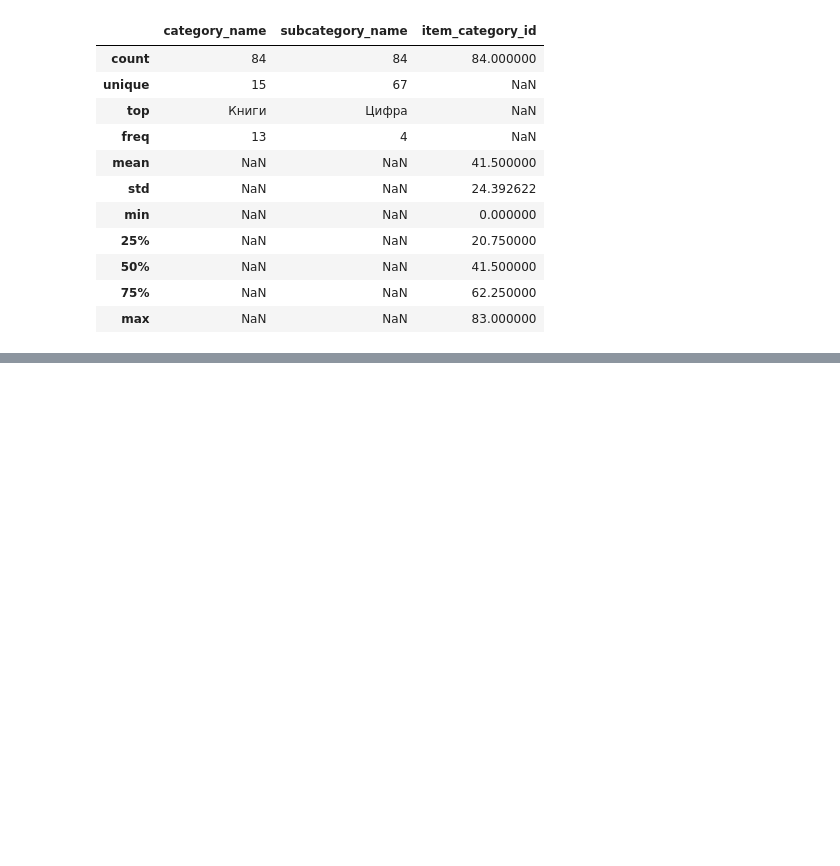
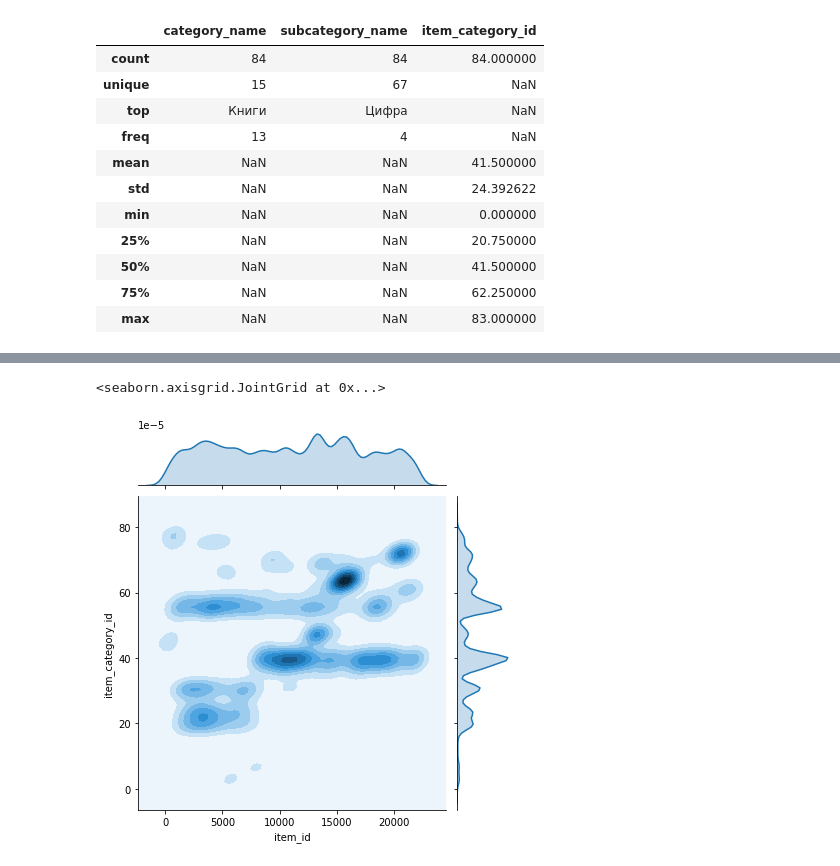
Before and after one commit to caioaao/hse-aml-final-project, a Jupyter notebook: notebooks/02-EDA.ipynb, the cells around one changed output, grey strips where cells are left out. Saved outputs shown, nothing was run; the diff lists cells and outputs as text; code cells hidden in the pictures; blank space fills up the shorter version.

```diff
--- a/notebooks/02-EDA.ipynb
+++ b/notebooks/02-EDA.ipynb
@@ -169,0 +197,5 @@ item_categories2.describe(include='all')
+# %%
+sns.jointplot(data=df_test, x='item_id', y='item_category_id', kind='kde')
+# %% [output]
+<seaborn.axisgrid.JointGrid at 0x...>
+[figure, added]
```
Also changed, not shown: parts of 11 cells of this notebook.
